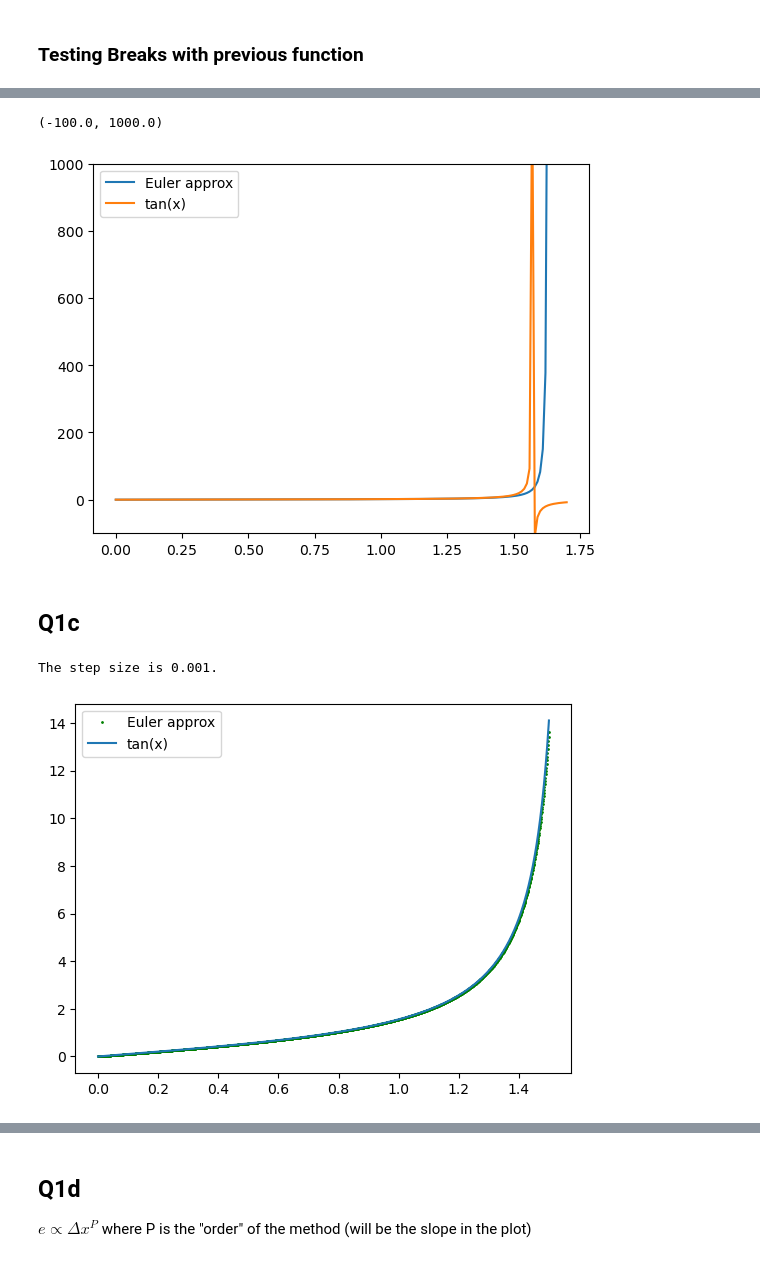
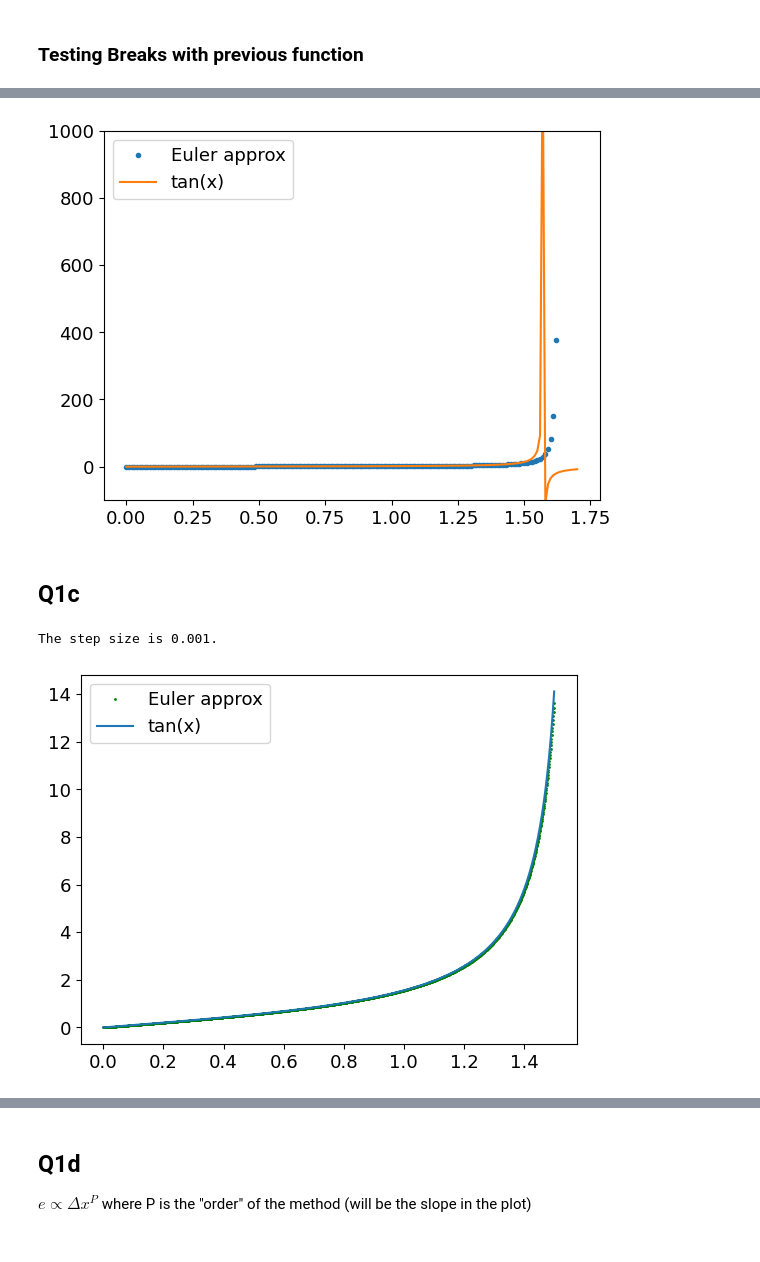
Before and after one commit to kparrine/Computational_Astro, a Jupyter notebook: C3/C3.ipynb, the cells around one changed output, grey strips where cells are left out. Drawn from its saved outputs; the diff is of its cells as text; code cells hidden in the pictures.

```diff
--- a/C3/C3.ipynb
+++ b/C3/C3.ipynb
@@ -1,6 +1,7 @@
 # %%
 import numpy as np
 import matplotlib.pyplot as plt
+plt.rcParams.update({'font.size': 13})
 # %%
 #testing the solution
 x = np.linspace(0,np.pi,200)
@@ -39,7 +40,7 @@ def E_Method(xi,xf,yi,steps=100, xprnt = False):
         x_vals.append(xi)
         y_vals.append(yi)
 
-    return np.array(x_vals), np.array(y_vals)
+    return np.array(x_vals), np.array(y_vals), h
 
 def RK4(xi, xf, yi, steps=100, xprnt = False):
     '''
@@ -71,7 +72,7 @@ def RK4(xi, xf, yi, steps=100, xprnt = False):
         x_vals.append(xi)
         y_vals.append(yi)
 
-    return np.array(x_vals), np.array(y_vals)
+    return np.array(x_vals), np.array(y_vals), h
 # %% [markdown]
 ## Q1a
 # %%
@@ -162,0 +216,7 @@ The step size is 0.0015707963267948967.
+# %%
+x_vals, y_vals = RK4(xi=0,xf=np.pi/2+0.003,yi=0,steps=100,xprnt=True)
+plt.plot(x_vals,y_vals, "o",markersize=3,label="RK4 approx")
+plt.plot(x_vals,np.tan(x_vals),label = "tan(x)")
+plt.ylim(-25,200)
+plt.legend()
+plt.savefig("RK4_break_zoom.png",dpi=300)
@@ -244,26 +343,26 @@ plt.legend()
 # %%
 x_vals, y_vals = E_Method_break(xi=0,yi=0,steps=170)
-plt.plot(x_vals,y_vals, label="Euler approx")
+plt.plot(x_vals,y_vals, "o",markersize=3,label="Euler approx")
 plt.plot(x_vals,np.tan(x_vals),label = "tan(x)")
 plt.legend()
 #plt.xlim(1.64,1.70)
 plt.ylim(-100,1000)
+plt.savefig("Euler_break_zoom.png",dpi=300)
 #actual function still retains its shape, but the integrator shoots straight up bc the slope goes to infinity
 #slope goes to infinity at pi/2, integrator will try and go past it, but it will screw up in the end.
 # %% [output]
-(-100.0, 1000.0)
-[figure, old version]
+[figure, new version]
 # %% [markdown]
 ## Q1c
 # %%
-x_vals, y_vals = E_Method(xi=0,xf=1.5,yi=0,steps=1500)
+x_vals, y_vals, h = E_Method(xi=0,xf=1.5,yi=0,steps=1500)
 plt.plot(x_vals,y_vals, "go",markersize=1,label="Euler approx")
 plt.plot(x_vals,np.tan(x_vals),label = "tan(x)")
 plt.legend()
 plt.savefig("E_better",dpi=300)
 # %% [output]
 The step size is 0.001.
-[figure, old version]
+[figure, new version]
 # %%
 steps_list = [10,50,80,100,120,500] #this will naturally decrease the step size for easier comparison
 for i in steps_list:
```
Also changed, not shown: parts of 26 cells of this notebook.
